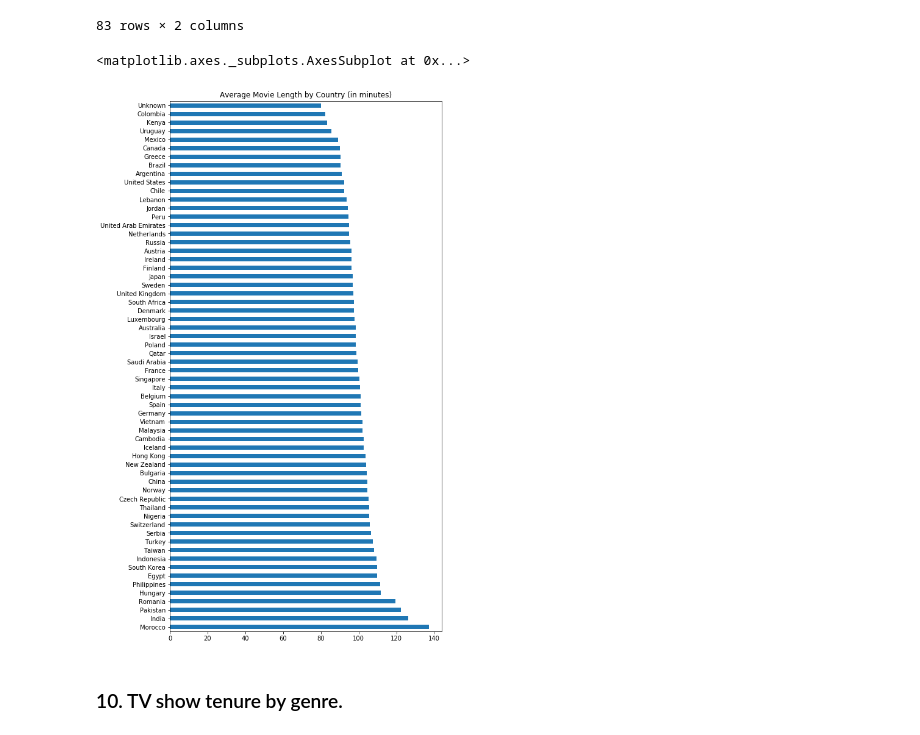
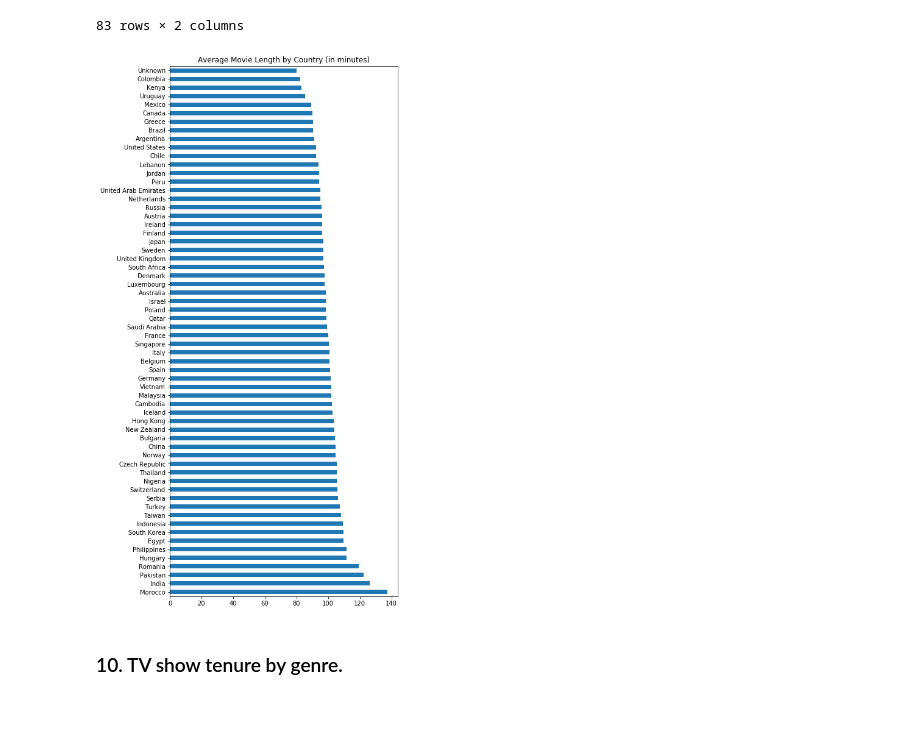
Before and after one commit to albert-ntiri/netflix, a Jupyter notebook: Netflix_Deep_Dive.ipynb, the cells around one changed output. Drawn from its saved outputs; the diff is of its cells as text; code cells hidden in the pictures.

```diff
--- a/Netflix_Deep_Dive.ipynb
+++ b/Netflix_Deep_Dive.ipynb
@@ -16,6 +16,7 @@ netflix = pd.read_csv('data/netflix_titles_clean.csv')
 
 netflix['date_added'] = pd.to_datetime(netflix.date_added)
 netflix['year_added'] = pd.to_datetime(netflix.year_added)
+netflix['year_added'] = netflix.year_added.dt.year
 
 def convert_to_list(text):
     text = text.replace("[", '').replace("]", '').replace("'", '')
@@ -321,9 +323,9 @@ country_duration
 # %%
 country_duration[country_duration.movie_count >= 5].avg_duration.sort_values(ascending=False).plot.barh(
     figsize=(8,16), title='Average Movie Length by Country (in minutes)')
+plt.subplots_adjust(left=.25)
 # %% [output]
-<matplotlib.axes._subplots.AxesSubplot at 0x...>
-[figure, old version]
+[figure, new version]
 # %% [markdown]
 ### 10. TV show tenure by genre.
 # %%
```
Also changed, not shown: parts of 4 cells of this notebook, 4 other files.
